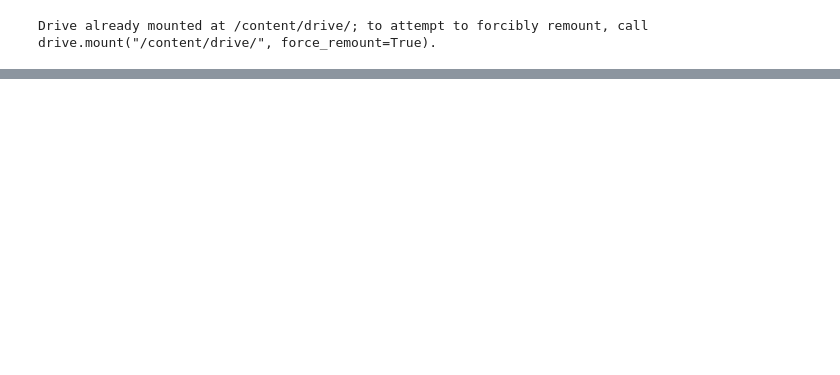
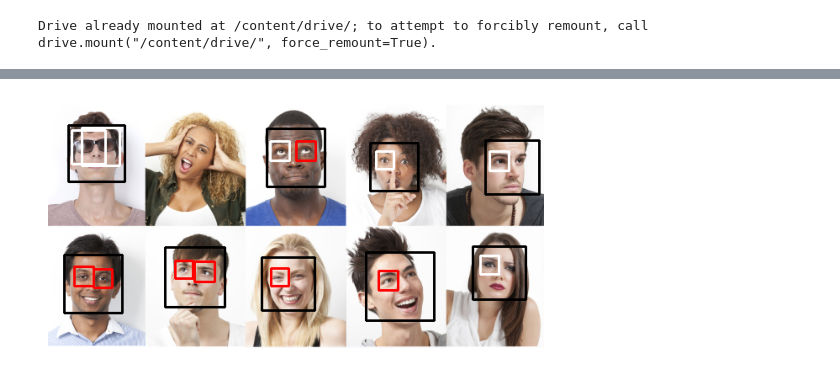
Before and after one commit to dawamassidiqi/PCVK, a Jupyter notebook: Week12.ipynb, the cells around one changed output, grey strips where cells are left out. Saved outputs shown, nothing was run; the diff lists cells and outputs as text; code cells hidden in the pictures; blank space fills up the shorter version.

```diff
--- a/Week12.ipynb
+++ b/Week12.ipynb
@@ -32,0 +186,41 @@ error: ignored
+# %%
+import cv2
+from matplotlib import pyplot as plt
+
+# Load the pre-trained face and eye cascade classifiers
+face_cascade = cv2.CascadeClassifier('/content/drive/MyDrive/Images (1)/haarcascades/haarcascade_frontalface_default.xml')
+eye_cascade = cv2.CascadeClassifier('/content/drive/MyDrive/Images (1)/haarcascades/haarcascade_eye.xml')
+
+# Load the image
+image = cv2.imread('/content/drive/MyDrive/Images (1)/facedet/people.jpg')
+
+# Convert the image to grayscale
+gray = cv2.cvtColor(image, cv2.COLOR_BGR2GRAY)
+
+# Perform face detection
+faces = face_cascade.detectMultiScale(gray, scaleFactor=1.3, minNeighbors=5)
+
+# Draw bounding boxes for detected faces and eyes
+for (x, y, w, h) in faces:
+    cv2.rectangle(image, (x, y), (x+w, y+h), (0, 0, 0), 2)  # Draw black bounding box around face
+    roi_gray = gray[y:y+h, x:x+w]
+    roi_color = image[y:y+h, x:x+w]
+
+    eyes = eye_cascade.detectMultiScale(roi_gray)
+
+    for (ex, ey, ew, eh) in eyes:
+        cv2.rectangle(roi_color, (ex, ey), (ex+ew, ey+eh), (255, 255, 255), 2)  # Draw white bounding box around eyes
+
+        # Check if the eye is on the right side of the face
+        if ex > ew/2:
+            cv2.rectangle(roi_color, (ex, ey), (ex+ew, ey+eh), (0, 0, 255), 2)  # Draw red bounding box around the right eye
+
+# Convert BGR image to RGB for displaying with matplotlib
+image_rgb = cv2.cvtColor(image, cv2.COLOR_BGR2RGB)
+
+# Display the image with bounding boxes using matplotlib
+plt.imshow(image_rgb)
+plt.axis('off')
+plt.show()
+# %% [output]
+[figure, added]
```
Also changed, not shown: parts of 6 cells of this notebook.
